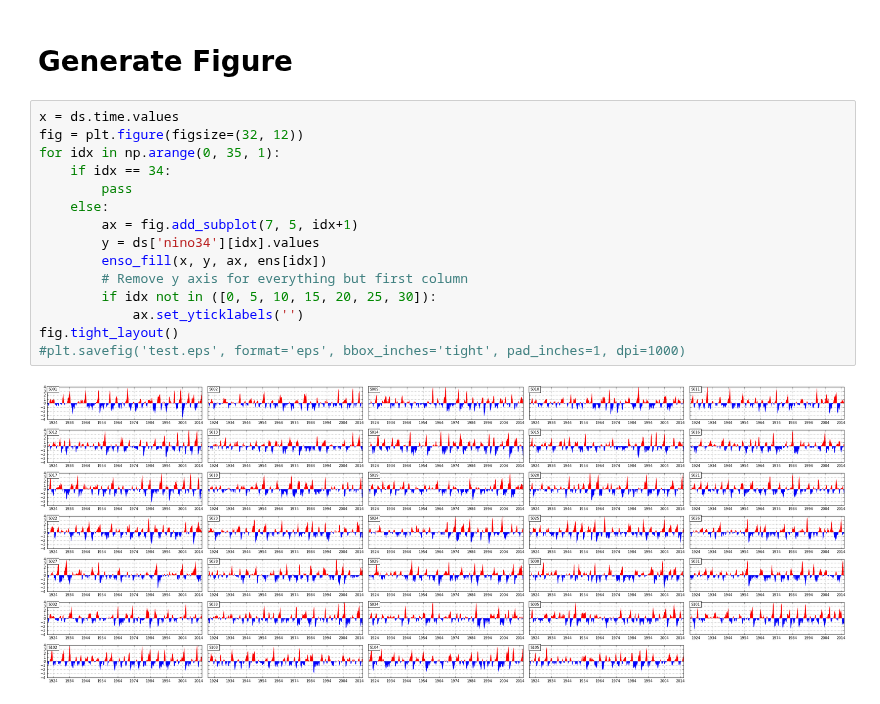
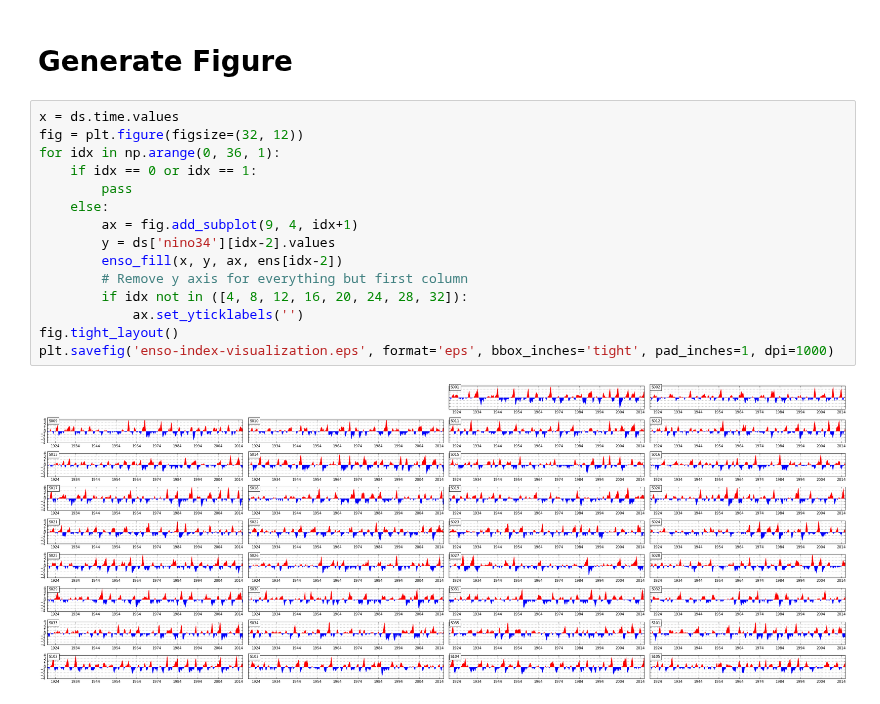
Before and after one commit to bradyrx/EBUS_BGC_Variability, a Jupyter notebook: notebooks/Visualization/ENSO-Index-Visualization.ipynb, the cells around one changed output. Cells and saved outputs as stored; diff of their text form.

Commit message:
different ENSO layout

```diff
--- a/notebooks/Visualization/ENSO-Index-Visualization.ipynb
+++ b/notebooks/Visualization/ENSO-Index-Visualization.ipynb
@@ -35,17 +35,17 @@ ds = xr.open_dataset(fileDir + 'cvdp_detrended_BGC.nc')
 # %%
 x = ds.time.values
 fig = plt.figure(figsize=(32, 12))
-for idx in np.arange(0, 35, 1):
-    if idx == 34:
+for idx in np.arange(0, 36, 1):
+    if idx == 0 or idx == 1:
         pass
     else:
-        ax = fig.add_subplot(7, 5, idx+1)
-        y = ds['nino34'][idx].values
-        enso_fill(x, y, ax, ens[idx])
+        ax = fig.add_subplot(9, 4, idx+1)
+        y = ds['nino34'][idx-2].values
+        enso_fill(x, y, ax, ens[idx-2])
         # Remove y axis for everything but first column
-        if idx not in ([0, 5, 10, 15, 20, 25, 30]):
+        if idx not in ([4, 8, 12, 16, 20, 24, 28, 32]):
             ax.set_yticklabels('')
 fig.tight_layout()
-#plt.savefig('test.eps', format='eps', bbox_inches='tight', pad_inches=1, dpi=1000)
+plt.savefig('enso-index-visualization.eps', format='eps', bbox_inches='tight', pad_inches=1, dpi=1000)
 # %% [output]
-[figure, old version]
+[figure, new version]
```
Also changed, not shown: 1 other file.
